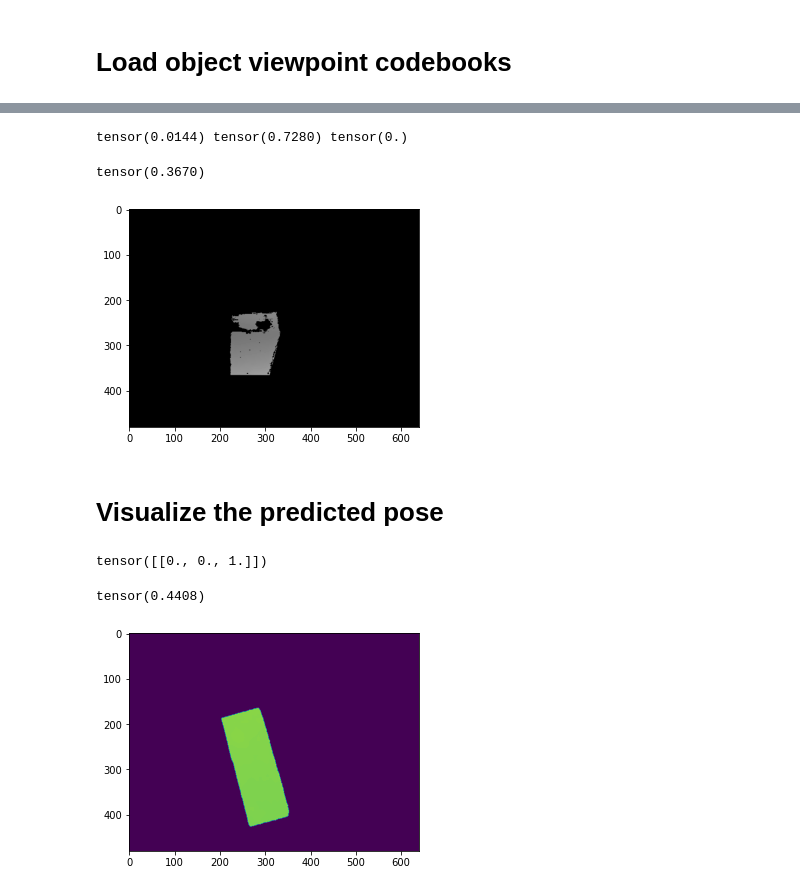
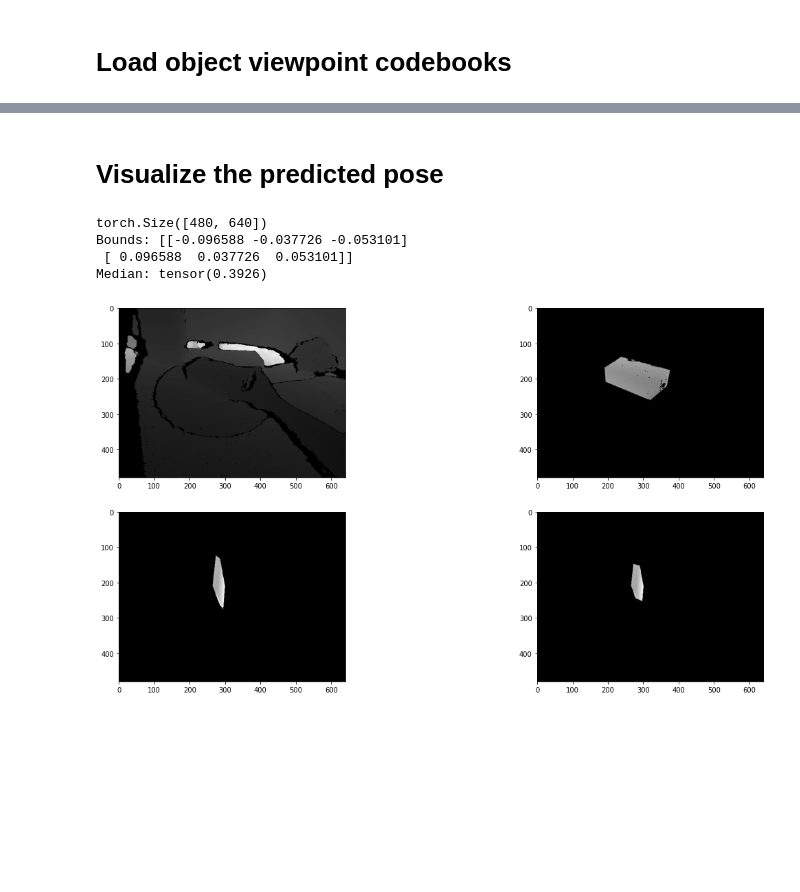
Before and after one commit to EternalGoldenBraid/pose_demo, a Jupyter notebook: example/prototype.ipynb, the cells around one changed output, grey strips where cells are left out. Saved outputs shown, nothing was run; the diff lists cells and outputs as text; code cells hidden in the pictures; blank space fills up the shorter version.

```diff
--- a/example/prototype.ipynb
+++ b/example/prototype.ipynb
@@ -12,7 +12,7 @@ from PIL import Image, ImageDraw
 from pathlib import Path
 
 from matplotlib import pyplot as plt
-from detectron2 import model_zoo
+#from detectron2 import model_zoo
 from detectron2.config import get_cfg
 from detectron2.engine import DefaultPredictor
 
@@ -34,10 +34,10 @@ from evaluation import config as cfg
 gpu_id = 0
 # gpu_id = 1
 
-os.environ["CUDA_DEVICE_ORDER"]="PCI_BUS_ID"
-os.environ["CUDA_VISIBLE_DEVICES"] = str(gpu_id)
-os.environ['EGL_DEVICE_ID'] = str(gpu_id)
-DEVICE = torch.device('cuda')
+#os.environ["CUDA_DEVICE_ORDER"]="PCI_BUS_ID"
+#os.environ["CUDA_VISIBLE_DEVICES"] = str(gpu_id)
+#os.environ['EGL_DEVICE_ID'] = str(gpu_id)
+DEVICE = torch.device('cpu')
 
 
 datapath = Path(cfg.DATA_PATH)
@@ -80,7 +91,7 @@ ckpt_file = pjoin(base_path,
                 )
 model_net = network.OVE6D().to(DEVICE)
 
-model_net.load_state_dict(torch.load(ckpt_file))
+model_net.load_state_dict(torch.load(ckpt_file, map_location=DEVICE))
 model_net.eval()
 print('OVE6D has been loaded!')
 # %% [output]
@@ -96,6 +107,6 @@ Dataspace/huawei_box/models_eval
 # %%
 
-cfg.VIEWBOOK_BATCHSIZE = 100 # reduce this if out of GPU memory,
+cfg.VIEWBOOK_BATCHSIZE = 200 # reduce this if out of GPU memory,
 codebook_saving_dir = pjoin(base_path,'evaluation/object_codebooks',
                             cfg.DATASET_NAME,
                             'zoom_{}'.format(cfg.ZOOM_DIST_FACTOR),
@@ -282,15 +320,3 @@ tar_obj_codebook['diameter'], view_depth[obj_mask.bool()].max(), view_depth[obj_
-# %%
-crop = view_depth.cpu()*(obj_mask).cpu()
-plt.imshow(crop,cmap='gray')
-print(crop.mean(), crop.max(), crop.min())
-#plt.imshow(view_depth.cpu())
-crop[crop>0].median()
-#plt.plot(crop[crop>0].cpu().flatten())
-#crop[crop>0].cpu().mean()
-# %% [output]
-tensor(0.0144) tensor(0.7280) tensor(0.)
-tensor(0.3670)
-[figure, removed]
 # %% [markdown]
 # Visualize the predicted pose
 # %%
@@ -298,28 +324,34 @@ from lib import geometry, rendering, three, preprocess
 from evaluation import pplane_ICP
 from lib import preprocess
 
+obj_mesh = tar_obj_codebook['obj_mesh']
 obj_renderer = rendering.Renderer(width=cfg.RENDER_WIDTH, height=cfg.RENDER_HEIGHT)
 obj_context = rendering.SceneContext(obj=obj_mesh, intrinsic=cam_K.cpu()) # define a scene
 
 
-init_t = torch.zeros_like(raw_pose_t)
-init_t[:, -1] = 1.0
-init_R = torch.eye(3)
+#init_t = torch.zeros_like(raw_pose_t)
+#init_t[:, -1] = 1.0
+#init_R = torch.eye(3)
 obj_context.set_pose(rotation=raw_pose_R, translation=raw_pose_t)
 
 est_depth, est_mask = obj_renderer.render(obj_context)[1:]
 del obj_renderer
-init_t
-# %% [output]
-tensor([[0., 0., 1.]])
 # %%
-est_depth.shape
-plt.imshow(est_depth)
-obj_mesh.bounds
-est_depth[est_mask.bool()].median()
+print(est_depth.shape)
+fig, ax = plt.subplots(2,2, figsize=(20,10))
+ax = ax.flatten()
+ax[0].imshow(view_depth, cmap='gray')
+ax[1].imshow(view_depth*obj_mask, cmap='gray')
+ax[2].imshow(est_depth, cmap='gray')
+ax[3].imshow(est_depth*obj_mask, cmap='gray')
+print("Bounds:", obj_mesh.bounds)
+print("Median:", est_depth[est_mask.bool()].median())
 # %% [output]
-tensor(0.4408)
+torch.Size([480, 640])
+Bounds: [[-0.096588 -0.037726 -0.053101]
+ [ 0.096588  0.037726  0.053101]]
+Median: tensor(0.3926)
-[figure, old version]
+[figure, new version]
 # %%
 import misc
 
```
Also changed, not shown: parts of 21 cells of this notebook, 1 other file.
